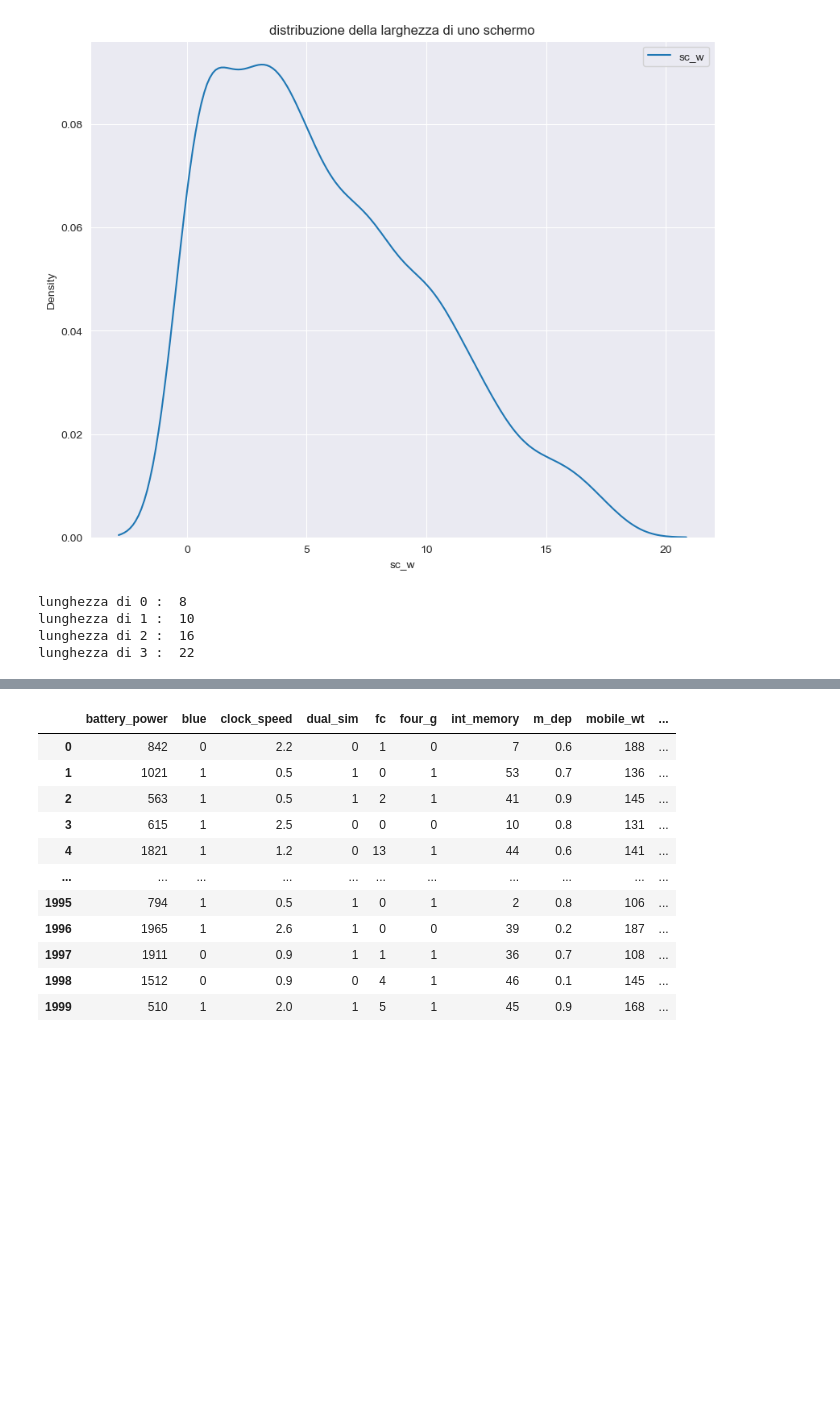
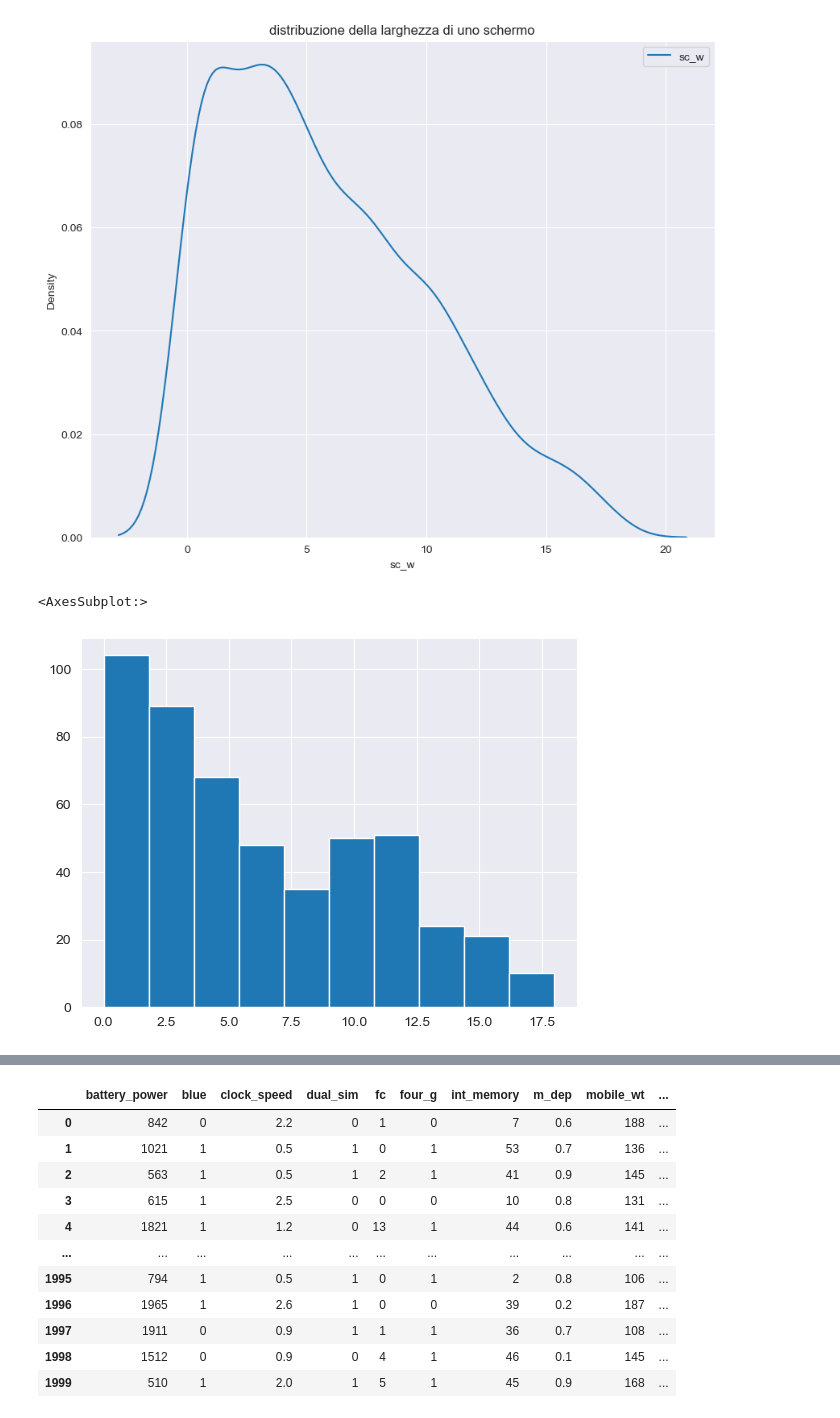
Before and after one commit to Rdm-Nico/BDTA, a Jupyter notebook: Esercitazioni/Esami/08_01_2020.ipynb, the cells around one changed output, grey strips where cells are left out. Saved outputs shown, nothing was run; the diff lists cells and outputs as text; code cells hidden in the pictures; blank space fills up the shorter version.

```diff
--- a/Esercitazioni/Esami/08_01_2020.ipynb
+++ b/Esercitazioni/Esami/08_01_2020.ipynb
@@ -98,15 +92,10 @@ plt.legend()
 # %% [output]
 <matplotlib.legend.Legend at 0x...>
 [figure]
-# %%
-df_length = df.loc[df.sc_w > 15]
-for i in range(4):
-    where = np.where(df_length['price_range'] == i)
-    lung = len(where[0])
-    print("lunghezza di "+ str(i) +" : ",lung)
-# %% [output]
-lunghezza di 0 :  8
-lunghezza di 1 :  10
-lunghezza di 2 :  16
-lunghezza di 3 :  22
+# %%
+df_length = df.loc[df.price_range == 3]
+df_length["sc_w"].hist()
+# %% [output]
+<AxesSubplot:>
+[figure, added]
 # %%
```
Also changed, not shown: parts of 49 cells of this notebook.
